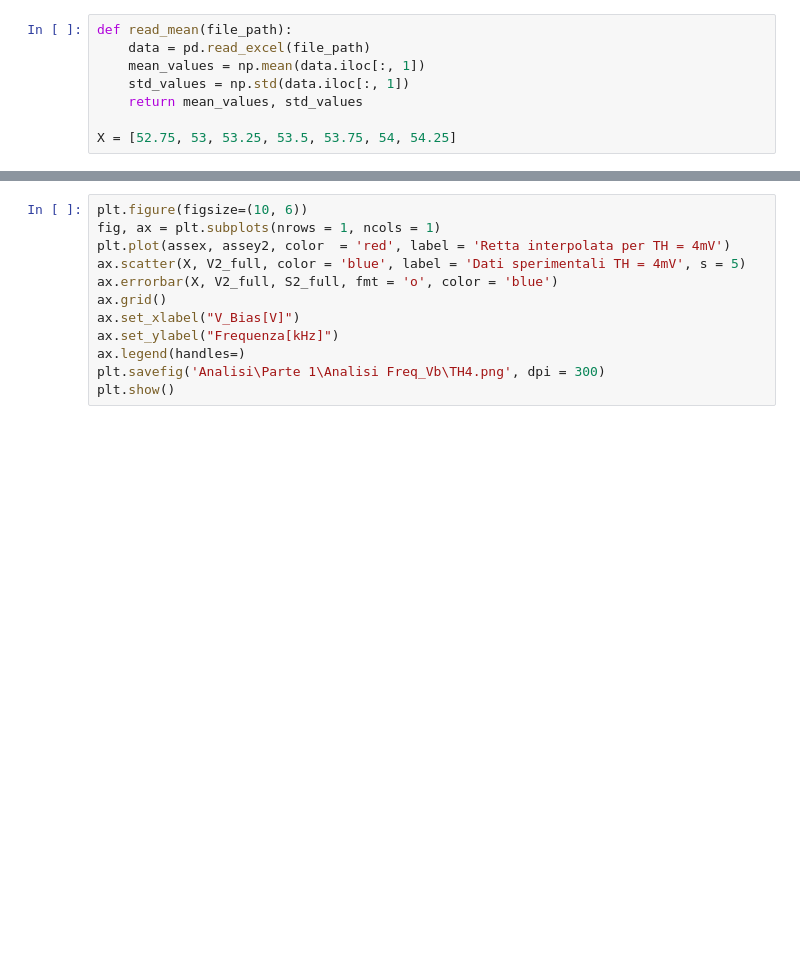
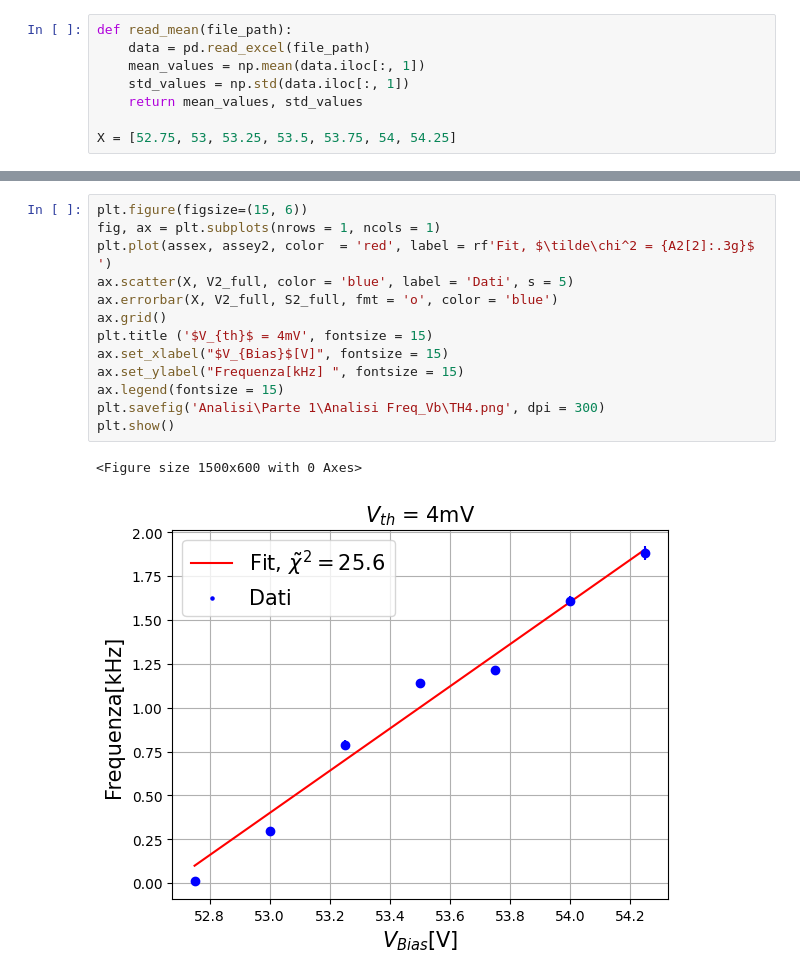
Before and after one commit to Pavar0tty/Laboratorio_SiPM, a Jupyter notebook: Analisi/Parte 1/Analisi Freq_Vb/Analisi.ipynb, the cells around one changed output, grey strips where cells are left out. Drawn from its saved outputs; the diff is of its cells as text; blank space fills up the shorter version.

```diff
--- a/Analisi/Parte 1/Analisi Freq_Vb/Analisi.ipynb
+++ b/Analisi/Parte 1/Analisi Freq_Vb/Analisi.ipynb
@@ -238,13 +369,17 @@ plt.show()
 # %%
-plt.figure(figsize=(10, 6))
+plt.figure(figsize=(15, 6))
 fig, ax = plt.subplots(nrows = 1, ncols = 1)
-plt.plot(assex, assey2, color  = 'red', label = 'Retta interpolata per TH = 4mV')
-ax.scatter(X, V2_full, color = 'blue', label = 'Dati sperimentali TH = 4mV', s = 5)
+plt.plot(assex, assey2, color  = 'red', label = rf'Fit, $\tilde\chi^2 = {A2[2]:.3g}$ ')
+ax.scatter(X, V2_full, color = 'blue', label = 'Dati', s = 5)
 ax.errorbar(X, V2_full, S2_full, fmt = 'o', color = 'blue')
 ax.grid()
-ax.set_xlabel("V_Bias[V]")
-ax.set_ylabel("Frequenza[kHz]")
-ax.legend(handles=)
+plt.title ('$V_{th}$ = 4mV', fontsize = 15)
+ax.set_xlabel("$V_{Bias}$[V]", fontsize = 15)
+ax.set_ylabel("Frequenza[kHz] ", fontsize = 15)
+ax.legend(fontsize = 15)
 plt.savefig('Analisi\Parte 1\Analisi Freq_Vb\TH4.png', dpi = 300)
 plt.show()
+# %% [output]
+<Figure size 1500x600 with 0 Axes>
+[figure, added]
 # %%
```
Also changed, not shown: parts of 12 cells of this notebook, 5 other files.
